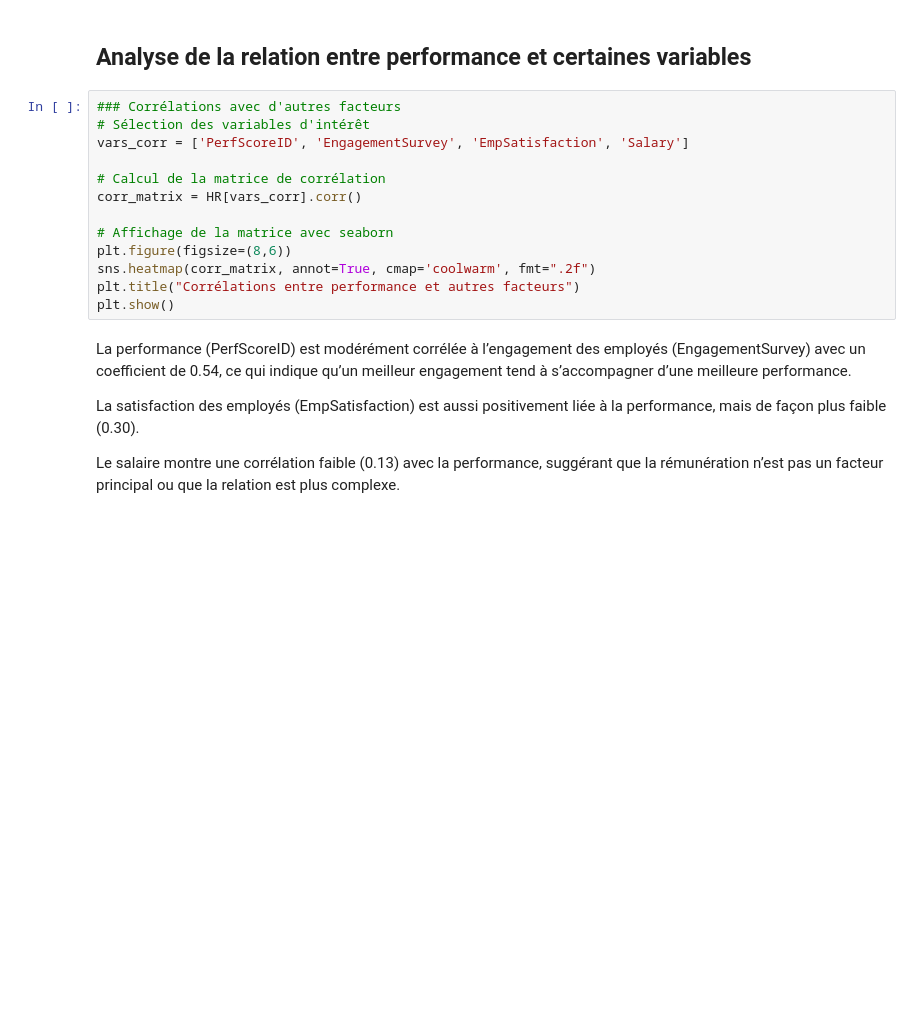
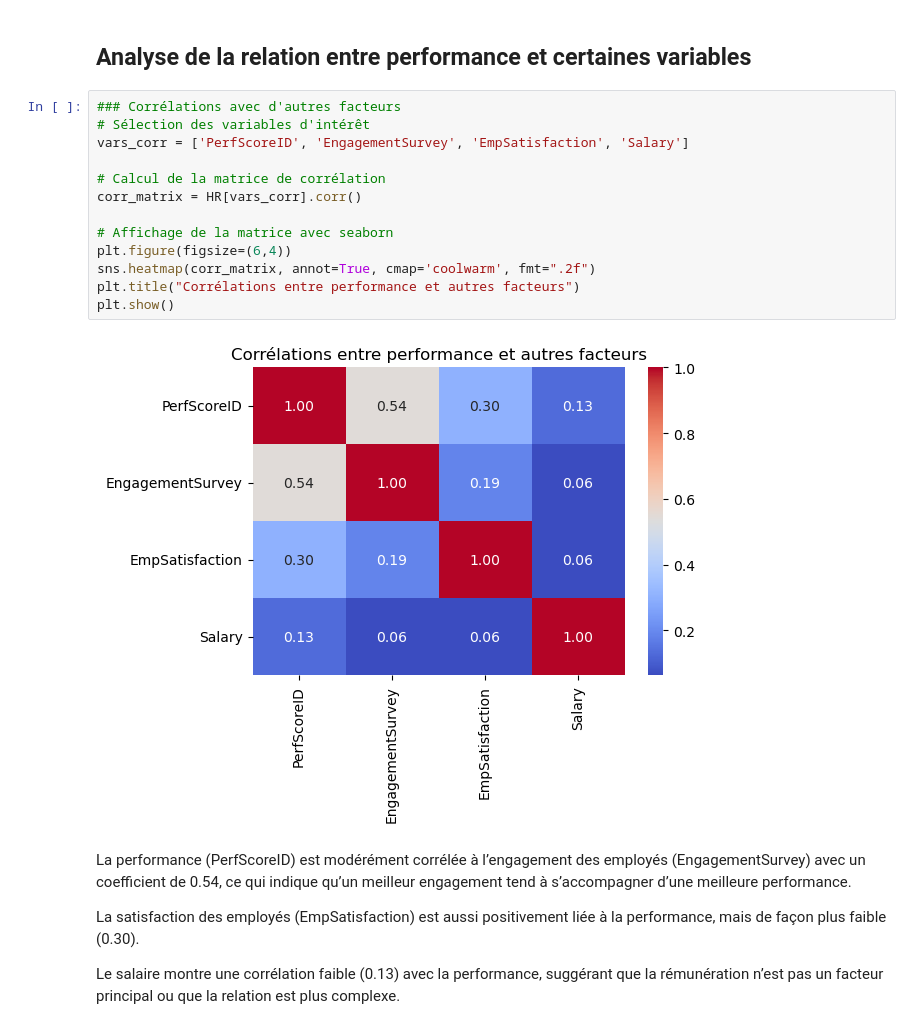
Before and after one commit to GeraudTozo/DATA-ANALYST-PROJECT, a Jupyter notebook: P2/notebook_projet_2.ipynb, the cells around one changed output. Saved outputs shown, nothing was run; the diff lists cells and outputs as text; blank space fills up the shorter version.

```diff
--- a/P2/notebook_projet_2.ipynb
+++ b/P2/notebook_projet_2.ipynb
@@ -383,16 +380,18 @@ Cette étape confirme que la performance est liée à plusieurs facteurs démogr
 # %%
 ### Corrélations avec d'autres facteurs
 # Sélection des variables d'intérêt
 vars_corr = ['PerfScoreID', 'EngagementSurvey', 'EmpSatisfaction', 'Salary']
 
 # Calcul de la matrice de corrélation
 corr_matrix = HR[vars_corr].corr()
 
 # Affichage de la matrice avec seaborn
-plt.figure(figsize=(8,6))
+plt.figure(figsize=(6,4))
 sns.heatmap(corr_matrix, annot=True, cmap='coolwarm', fmt=".2f")
 plt.title("Corrélations entre performance et autres facteurs")
 plt.show()
+# %% [output]
+[figure, added]
 # %% [markdown]
 La performance (PerfScoreID) est modérément corrélée à l’engagement des employés (EngagementSurvey) avec un coefficient de 0.54, ce qui indique qu’un meilleur engagement tend à s’accompagner d’une meilleure performance.
 
```
Also changed, not shown: parts of 28 cells of this notebook, 1 other file.
